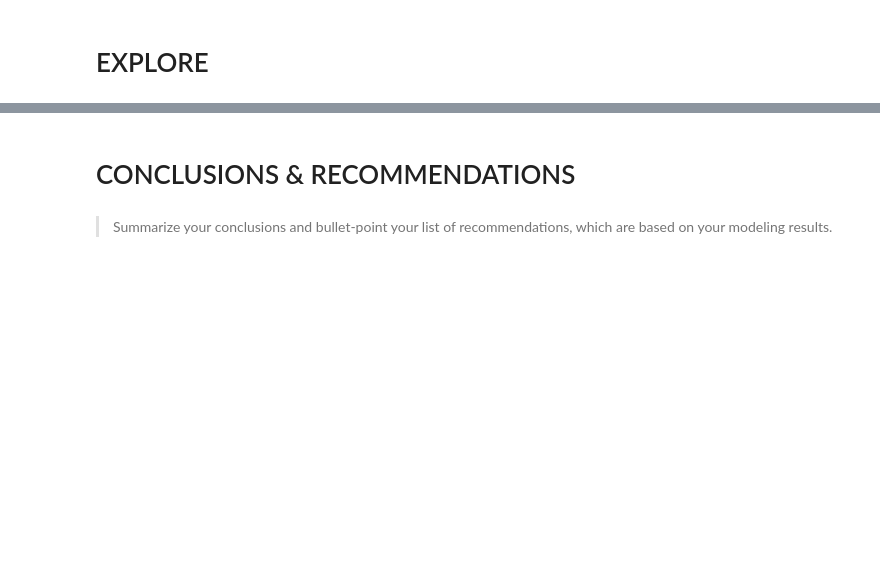
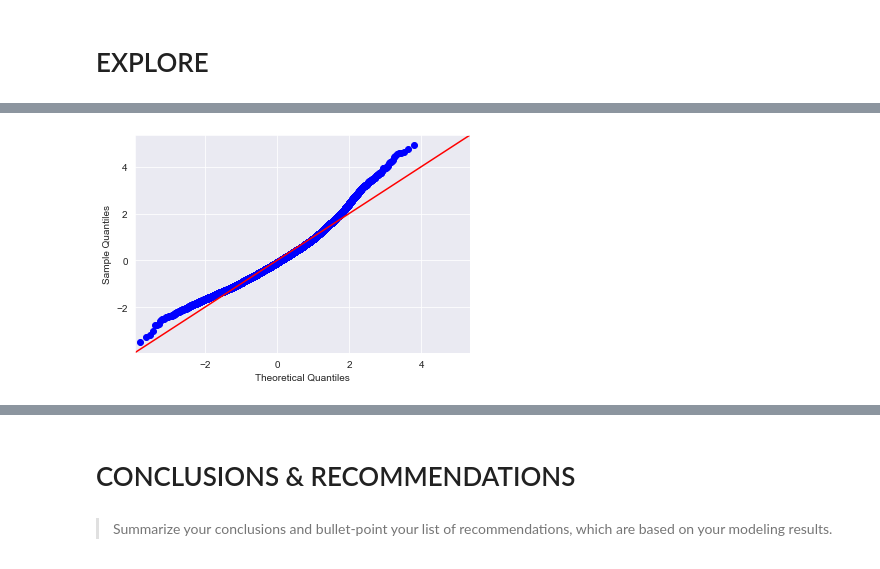
Before and after one commit to gabrieljarosi/dsc-mod-2-project-online-pt-041320, a Jupyter notebook: student_OSEMN.ipynb, the cells around one changed output, grey strips where cells are left out. Drawn from its saved outputs; the diff is of its cells as text; code cells hidden in the pictures; blank space fills up the shorter version.

```diff
--- a/student_OSEMN.ipynb
+++ b/student_OSEMN.ipynb
@@ -585,10 +446,9 @@ df_preprocessed
 # %%
 #DEFINING TARGET AND PREDICTORS
-y = 'log_price'
-df_predictors = df_preprocessed.drop(['log_price','price','date','zipcode','lat','long','yr_renovated','sqft_living15','sqft_lot15','sqft_living'],axis = 1)
-X = list(df_predictors.columns)
+y = 'price'
+df_predictors_1 = df[top_5_cols]
+X_1 = list(df_predictors_1.columns)
 # %%
-from sklearn.model_selection import train_test_split
-X_train, X_test, y_train, y_test = train_test_split(df_preprocessed[X], df_preprocessed[y], test_size=0.3, random_state=42)
+X_train, X_test, y_train, y_test = train_test_split(df[X_1], df[y], test_size=0.25, random_state=69)
 print(len(X_train), len(X_test), len(y_train), len(y_test))
 # %% [output]
@@ -782,0 +459,6 @@ plt.plot(model.predict(train_df[x_cols]), [0 for i in range(len(train_df))])
+# %%
+#FITTING MODEL
+predictors = '+'.join(X_train.columns)
+formula = y + '~' + predictors
+model_1 = ols(formula=formula, data=train_df).fit()
+model_1.summary()
@@ -782,0 +491,5 @@ plt.plot(model.predict(train_df[x_cols]), [0 for i in range(len(train_df))])
+# %%
+#CHECKING IF RESIDUALS ARE NORMALLY DISTRIBUTED
+fig = sm.graphics.qqplot(model_1.resid, dist=stats.norm, line='45', fit=True)
+# %% [output]
+[figure, added]
```
Also changed, not shown: parts of 125 cells of this notebook.
